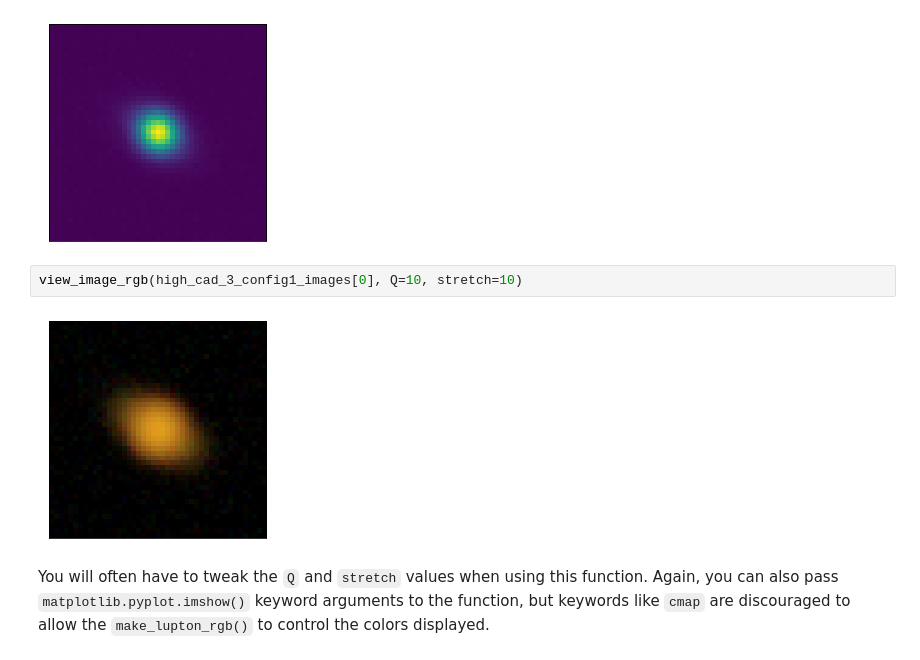
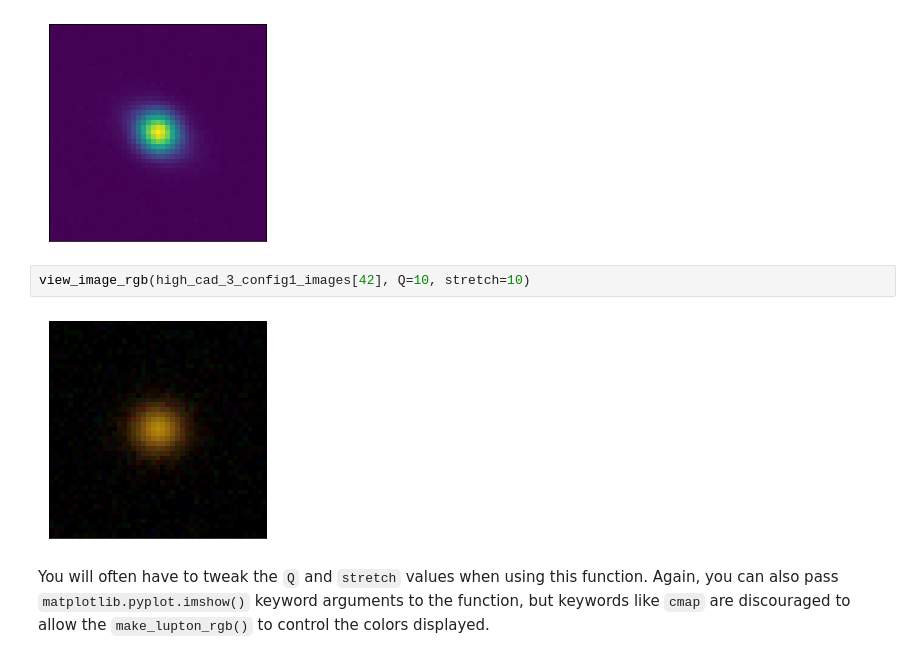
Before and after one commit to Catarina-Alves/DeepZipper, a Jupyter notebook: Simulations/2_visualization.ipynb, the cells around one changed output. Cells and saved outputs as stored; diff of their text form.

```diff
--- a/Simulations/2_visualization.ipynb
+++ b/Simulations/2_visualization.ipynb
@@ -69,9 +69,9 @@ for i in np.arange(4):
 [figure]
 [figure]
 # %%
-view_image_rgb(high_cad_3_config1_images[0], Q=10, stretch=10)
+view_image_rgb(high_cad_3_config1_images[42], Q=10, stretch=10)
 # %% [output]
-[figure, old version]
+[figure, new version]
 # %% [markdown]
 You will often have to tweak the `Q` and `stretch` values when using this function. Again, you can also pass `matplotlib.pyplot.imshow()` keyword arguments to the function, but keywords like `cmap` are discouraged to allow the `make_lupton_rgb()` to control the colors displayed.
 # %% [markdown]
```
Also changed, not shown: parts of 2 cells of this notebook, 2 other files.
